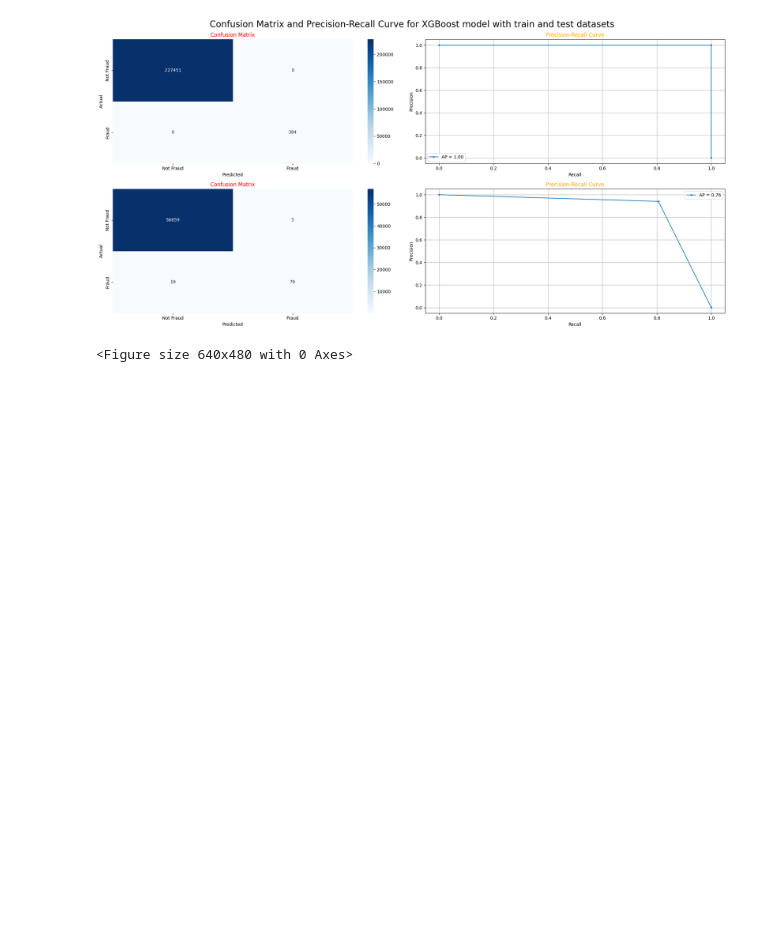
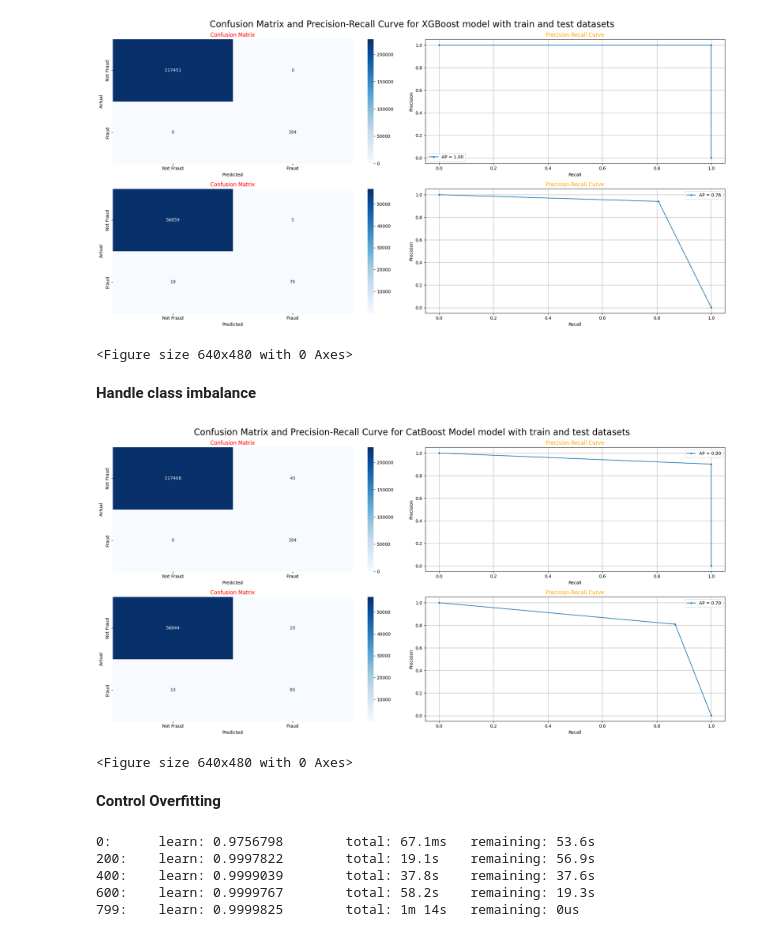
Before and after one commit to Nigatie-Sahlie/ML-Classification-Projects, a Jupyter notebook: notebooks/Fraud_detection.ipynb, the cells around one changed output. Saved outputs shown, nothing was run; the diff lists cells and outputs as text; code cells hidden in the pictures; blank space fills up the shorter version.

Commit message:
updated regularize model

```diff
--- a/notebooks/Fraud_detection.ipynb
+++ b/notebooks/Fraud_detection.ipynb
@@ -334,0 +337,15 @@ prep.confusionM_RP_plot(y_train, xgb_train_pred, y_test, xgb_test_pred, model="X
+# %% [markdown]
+**Handle class imbalance**
+# %%
+prep = importlib.reload(prep)
+
+#Train the model
+cat_Boost_model = prep.catBoostModel(x_train, y_train)
+
+#Prediction
+x_train_pre, x_test_pre = prep.predict_model(cat_Boost_model, x_train, x_test)
+# %%
+prep.confusionM_RP_plot(y_train, x_train_pre, y_test, x_test_pre, model="CatBoost Model")
+# %% [output]
+[figure, added]
+<Figure size 640x480 with 0 Axes>
@@ -334,0 +358,16 @@ prep.confusionM_RP_plot(y_train, xgb_train_pred, y_test, xgb_test_pred, model="X
+# %% [markdown]
+**Control Overfitting**
+# %%
+prep = importlib.reload(prep)
+
+#train the model
+model_OF = prep.cont_overfit(x_train, y_train)
+
+#make predition
+train_prediction, test_prediction = prep.predict_model(model_OF, x_train, x_test)
+# %% [output]
+0:      learn: 0.9756798        total: 67.1ms   remaining: 53.6s
+200:    learn: 0.9997822        total: 19.1s    remaining: 56.9s
+400:    learn: 0.9999039        total: 37.8s    remaining: 37.6s
+600:    learn: 0.9999767        total: 58.2s    remaining: 19.3s
+799:    learn: 0.9999825        total: 1m 14s   remaining: 0us
```
Also changed, not shown: parts of 13 cells of this notebook, 1 other file.
